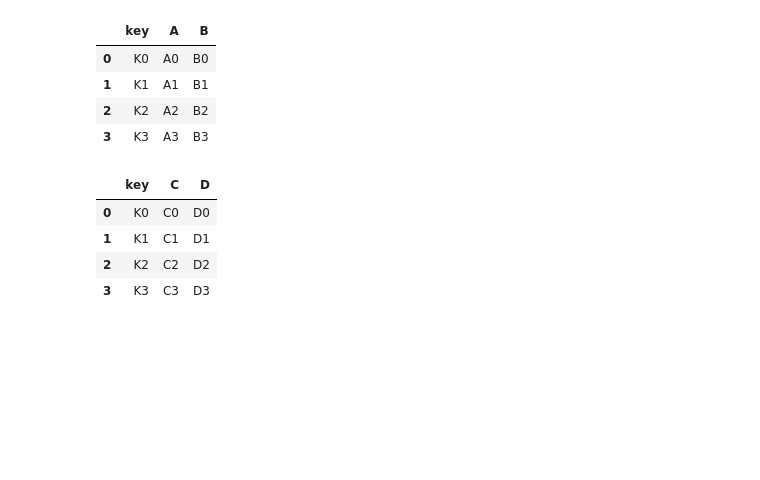
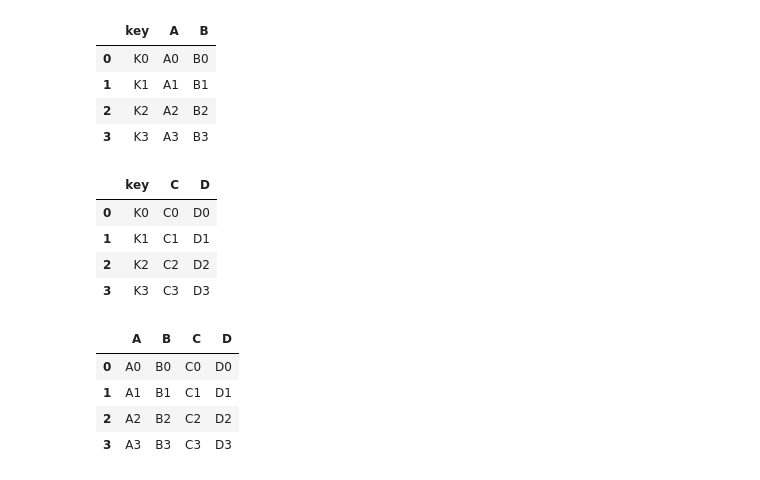
Before and after one commit to navi1910/Data-Science, a Jupyter notebook: Pandas/Groupby, concat, merger and join.ipynb, the cells around one changed output. Cells and saved outputs as stored; diff of their text form; code cells hidden in the pictures; blank space fills up the shorter version.

```diff
--- a/Pandas/Groupby, concat, merger and join.ipynb
+++ b/Pandas/Groupby, concat, merger and join.ipynb
@@ -356,0 +395,8 @@ right
+# %%
+df1
+# %% [output]
+|  | A | B | C | D |
+| 0 | A0 | B0 | C0 | D0 |
+| 1 | A1 | B1 | C1 | D1 |
+| 2 | A2 | B2 | C2 | D2 |
+| 3 | A3 | B3 | C3 | D3 |
```
Also changed, not shown: parts of 15 cells of this notebook, 1 other file.
